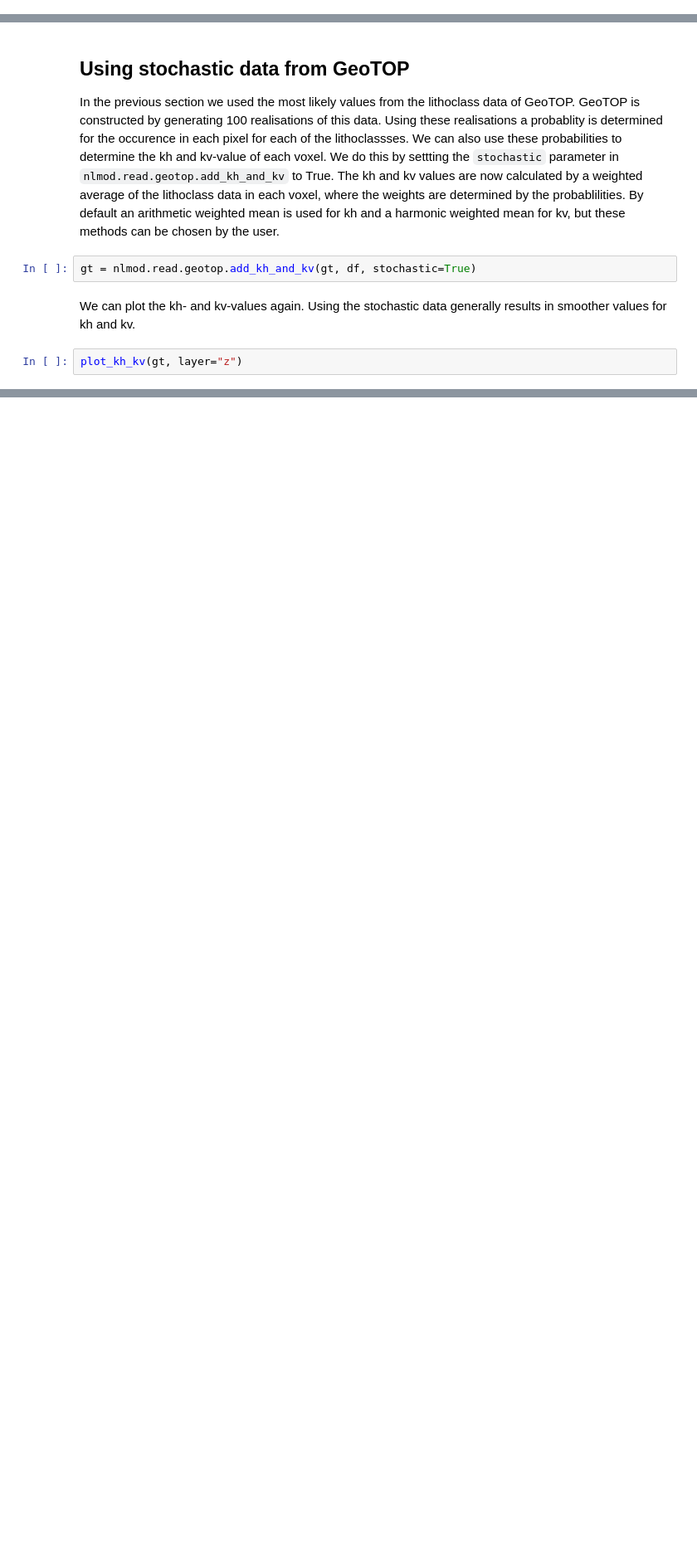
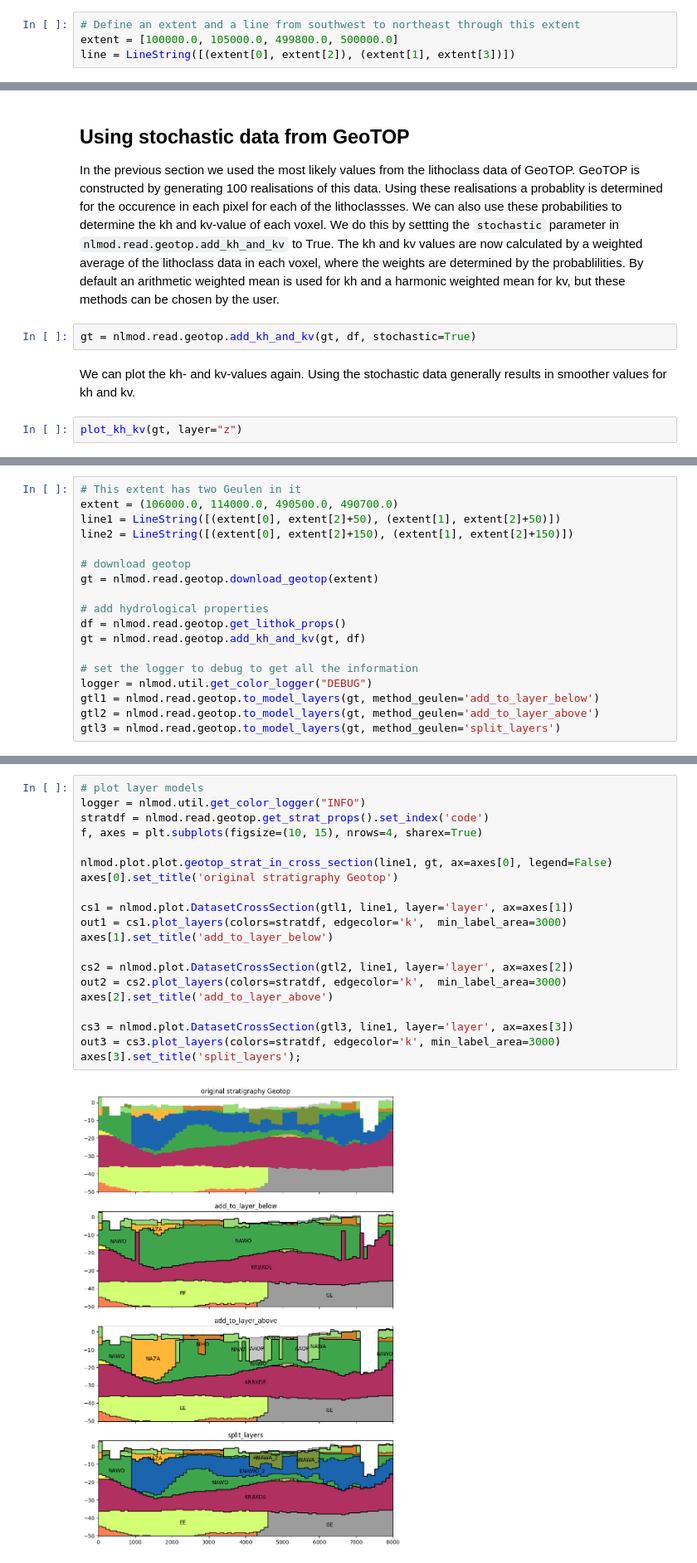
Before and after one commit to gwmod/nlmod, a Jupyter notebook: docs/data_sources/15_geotop.ipynb, the cells around one changed output, grey strips where cells are left out. Shown at 83% size. Drawn from its saved outputs; the diff is of its cells as text; blank space fills up the shorter version.

Commit message:
Update method

```diff
--- a/docs/data_sources/15_geotop.ipynb
+++ b/docs/data_sources/15_geotop.ipynb
@@ -17,3 +13,7 @@ line = LineString([(extent[0], extent[2]), (extent[1], extent[3])])
+# %%
+# Define an extent and a line from southwest to northeast through this extent
+extent = [100000.0, 105000.0, 499800.0, 500000.0]
+line = LineString([(extent[0], extent[2]), (extent[1], extent[3])])
 # %% [markdown]
 We define a method called 'plot_kh_kv', which we can call in cells below to plot the horizontal and vertical conductivity in a cross-section.
 # %%
@@ -162,0 +162,18 @@ plot_kh_kv(gt, layer="z")
+# %%
+# This extent has two Geulen in it
+extent = (106000.0, 114000.0, 490500.0, 490700.0)
+line1 = LineString([(extent[0], extent[2]+50), (extent[1], extent[2]+50)])
+line2 = LineString([(extent[0], extent[2]+150), (extent[1], extent[2]+150)])
+
+# download geotop
+gt = nlmod.read.geotop.download_geotop(extent)
+
+# add hydrological properties
+df = nlmod.read.geotop.get_lithok_props()
+gt = nlmod.read.geotop.add_kh_and_kv(gt, df)
+
+# set the logger to debug to get all the information
+logger = nlmod.util.get_color_logger("DEBUG")
+gtl1 = nlmod.read.geotop.to_model_layers(gt, method_geulen='add_to_layer_below')
+gtl2 = nlmod.read.geotop.to_model_layers(gt, method_geulen='add_to_layer_above')
+gtl3 = nlmod.read.geotop.to_model_layers(gt, method_geulen='split_layers')
@@ -162,0 +195,22 @@ plot_kh_kv(gt, layer="z")
+# %%
+# plot layer models
+logger = nlmod.util.get_color_logger("INFO")
+stratdf = nlmod.read.geotop.get_strat_props().set_index('code')
+f, axes = plt.subplots(figsize=(10, 15), nrows=4, sharex=True)
+
+nlmod.plot.plot.geotop_strat_in_cross_section(line1, gt, ax=axes[0], legend=False)
+axes[0].set_title('original stratigraphy Geotop')
+
+cs1 = nlmod.plot.DatasetCrossSection(gtl1, line1, layer='layer', ax=axes[1])
+out1 = cs1.plot_layers(colors=stratdf, edgecolor='k',  min_label_area=3000)
+axes[1].set_title('add_to_layer_below')
+
+cs2 = nlmod.plot.DatasetCrossSection(gtl2, line1, layer='layer', ax=axes[2])
+out2 = cs2.plot_layers(colors=stratdf, edgecolor='k',  min_label_area=3000)
+axes[2].set_title('add_to_layer_above')
+
+cs3 = nlmod.plot.DatasetCrossSection(gtl3, line1, layer='layer', ax=axes[3])
+out3 = cs3.plot_layers(colors=stratdf, edgecolor='k', min_label_area=3000)
+axes[3].set_title('split_layers');
+# %% [output]
+[figure, added]
```
Also changed, not shown: parts of 13 cells of this notebook, 2 other files.
